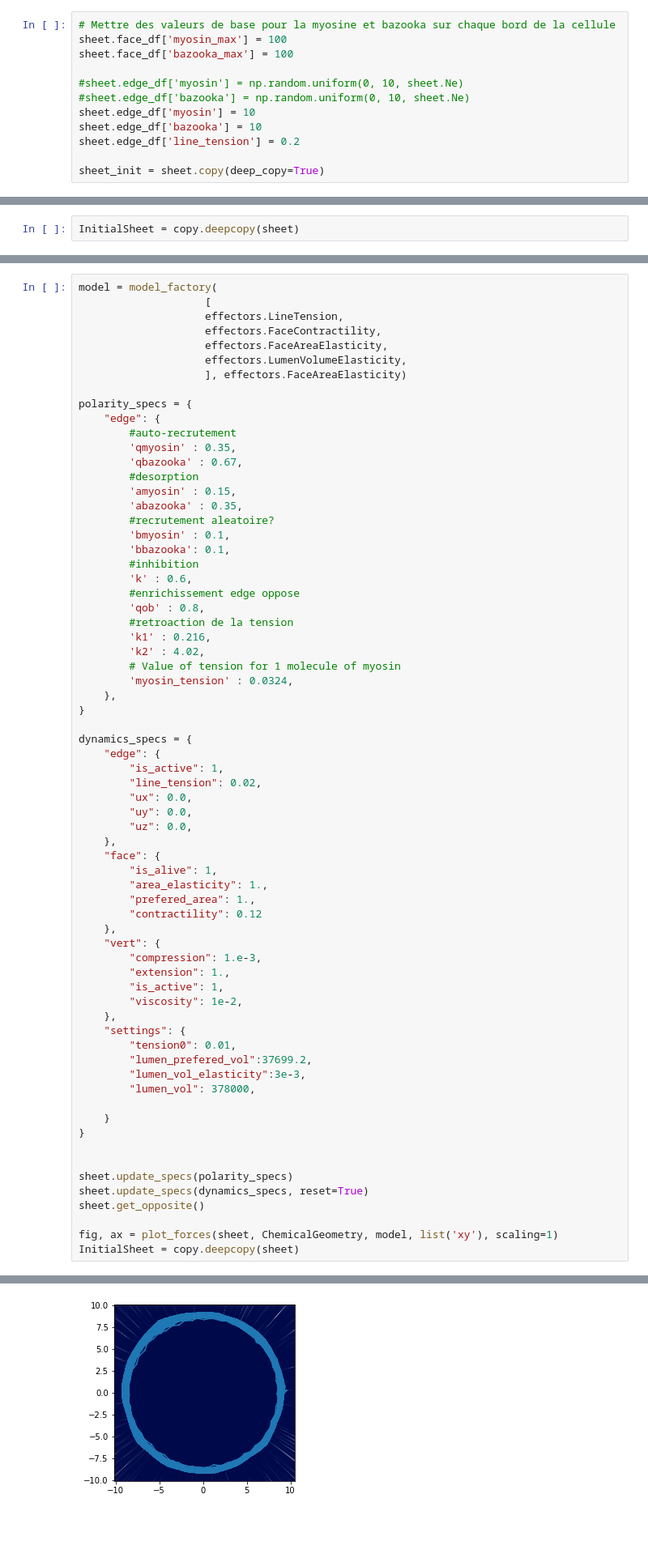
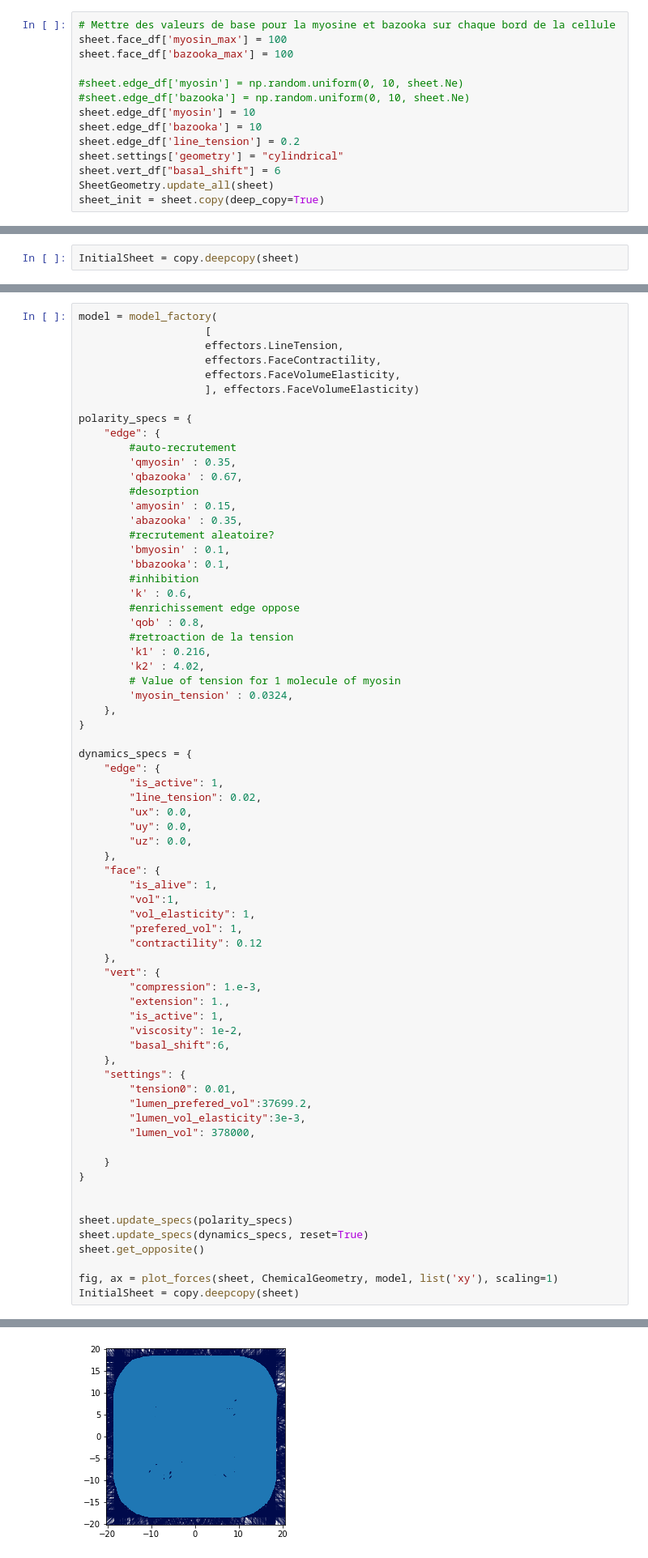
Before and after one commit to suzannelab/polarity, a Jupyter notebook: notebooks/Polarity_2prot_v2-Cylindre.ipynb, the cells around one changed output, grey strips where cells are left out. Shown at 81% size. Saved outputs shown, nothing was run; the diff lists cells and outputs as text; blank space fills up the shorter version.

```diff
--- a/notebooks/Polarity_2prot_v2-Cylindre.ipynb
+++ b/notebooks/Polarity_2prot_v2-Cylindre.ipynb
@@ -84,7 +84,9 @@ sheet.face_df['bazooka_max'] = 100
 sheet.edge_df['myosin'] = 10
 sheet.edge_df['bazooka'] = 10
 sheet.edge_df['line_tension'] = 0.2
-
+sheet.settings['geometry'] = "cylindrical"
+sheet.vert_df["basal_shift"] = 6
+SheetGeometry.update_all(sheet)
 sheet_init = sheet.copy(deep_copy=True)
 # %% [markdown]
 #### Keep a copy of the initial sheet
@@ -125,9 +127,8 @@ model = model_factory(
                     [
                     effectors.LineTension,
                     effectors.FaceContractility,
-                    effectors.FaceAreaElasticity,
-                    effectors.LumenVolumeElasticity,
-                    ], effectors.FaceAreaElasticity)
+                    effectors.FaceVolumeElasticity,
+                    ], effectors.FaceVolumeElasticity)
 
 polarity_specs = {
     "edge": {
@@ -162,8 +163,9 @@ dynamics_specs = {
     },
     "face": {
         "is_alive": 1,
-        "area_elasticity": 1.,
-        "prefered_area": 1.,
+        "vol":1,
+        "vol_elasticity": 1,
+        "prefered_vol": 1,
         "contractility": 0.12
     },
     "vert": {
@@ -171,6 +173,7 @@ dynamics_specs = {
         "extension": 1.,
         "is_active": 1,
         "viscosity": 1e-2,
+        "basal_shift":6,
     },
     "settings": {
         "tension0": 0.01,
@@ -198,4 +210,4 @@ Reseting column is_active of the vert dataset with new specs
-[figure, old version]
+[figure, new version]
 # %%
 sheet = copy.deepcopy(InitialSheet)
 # %%
```
Also changed, not shown: parts of 4 cells of this notebook, 3 other files.
